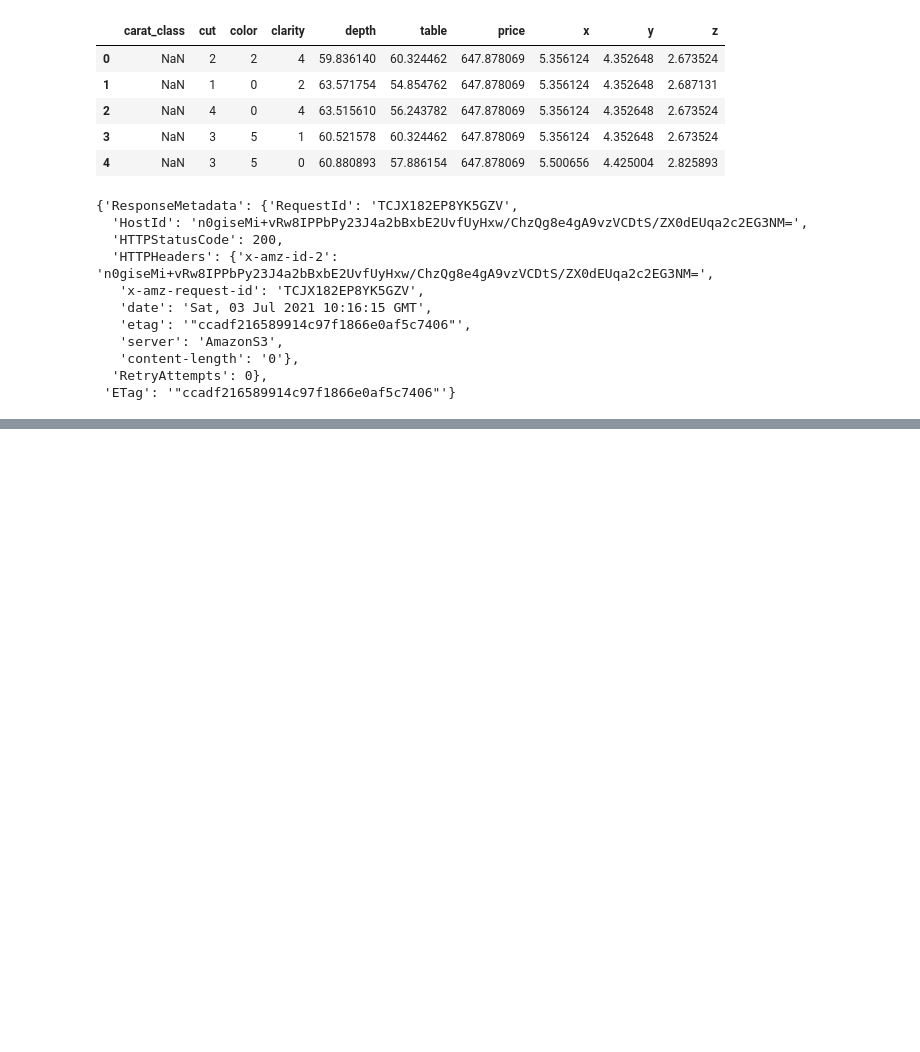
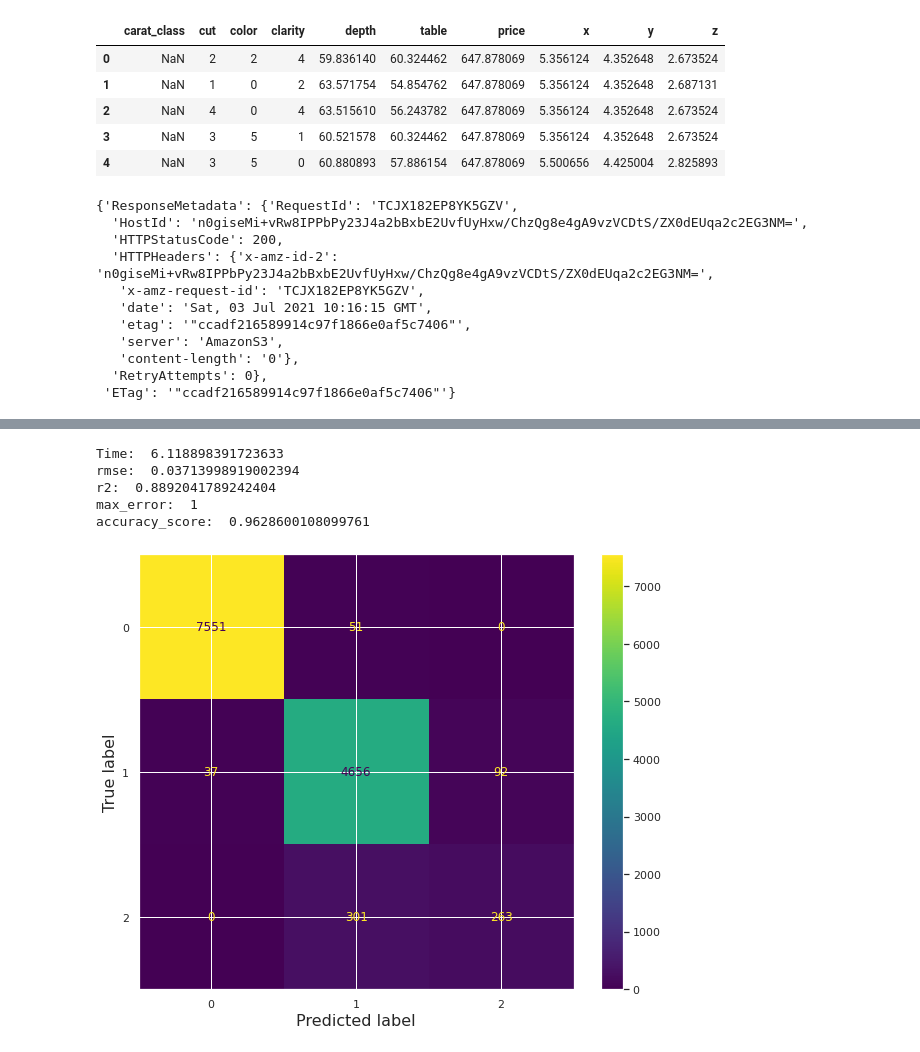
Before and after one commit to mattecora/DiamondClassifier, a Jupyter notebook: sagemaker/ExploratoryDataAnalysis.ipynb, the cells around one changed output, grey strips where cells are left out. Drawn from its saved outputs; the diff is of its cells as text; code cells hidden in the pictures; blank space fills up the shorter version.

```diff
--- a/sagemaker/ExploratoryDataAnalysis.ipynb
+++ b/sagemaker/ExploratoryDataAnalysis.ipynb
@@ -203,0 +380,34 @@ boto3.resource('s3').Object(bucket, test_path_file).put(Body=csv_buffer.getvalue
+# %%
+t0 = time.time()
+
+reg = SVC(gamma='auto',kernel='linear', C = 1.0, random_state = seed)
+reg = reg.fit(X=pca_train,y=label_train)
+reg.score(pca_train,label_train)
+pred = reg.predict(pca_val)
+t1 = time.time()
+
+rmse = mean_squared_error(label_val,pred)
+r2 = r2_score(label_val,pred)
+max_err = max_error(label_val,pred)
+acc = accuracy_score(label_val,pred)
+precision = precision_score(y_val,pred,average = 'micro')
+recall = recall_score(y_val,pred,average = 'micro')
+print('Time: ', t1-t0)
+print('rmse: ', rmse)
+print('r2: ', r2)
+print('max_error: ', max_err)
+print('accuracy_score: ', acc)
+print('precision_score: ', precision)
+print('recall_score: ', recall)
+print('\n')
+# %% [output]
+Time:  6.118898391723633
+rmse:  0.03713998919002394
+r2:  0.8892041789242404
+max_error:  1
+accuracy_score:  0.9628600108099761
+# %%
+plot_confusion_matrix(reg, pca_val, label_val)
+plt.show()
+# %% [output]
+[figure, added]
```
Also changed, not shown: parts of 13 cells of this notebook.
